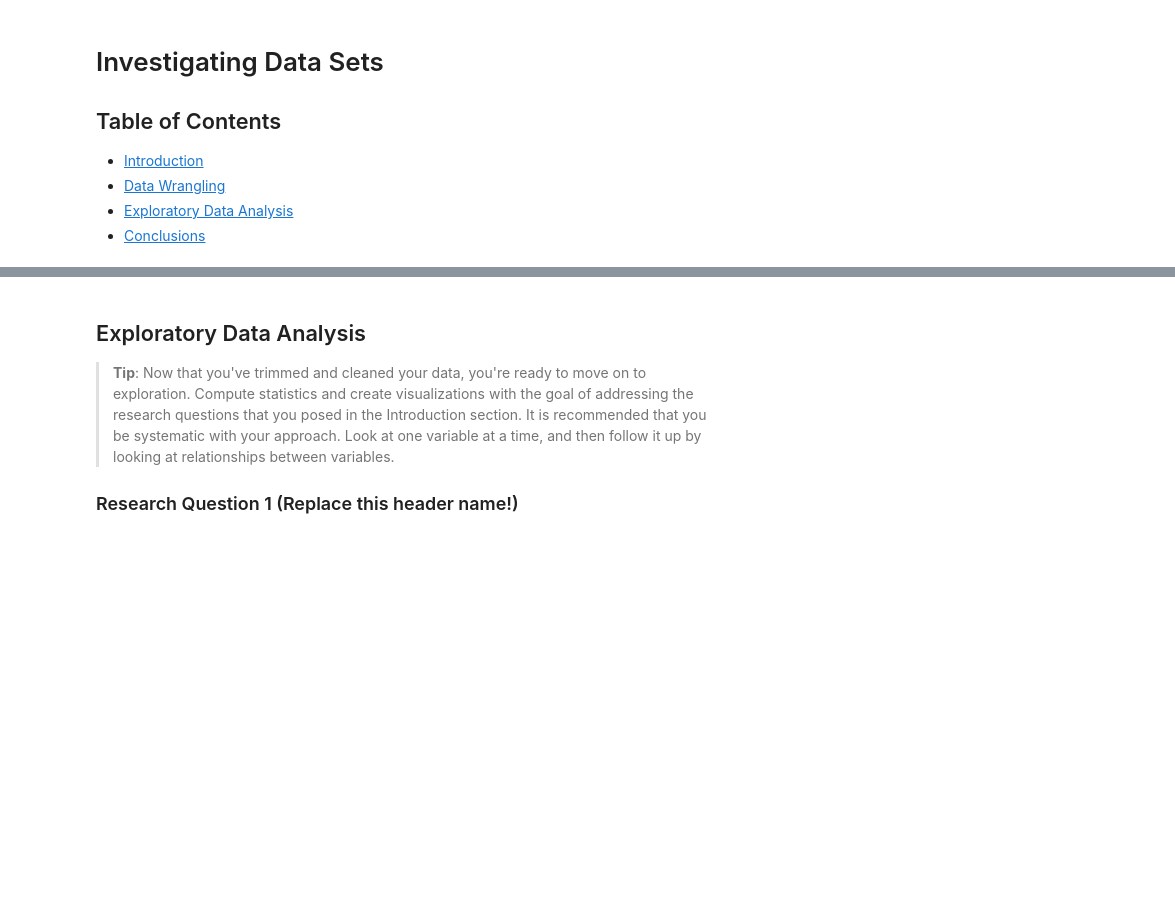
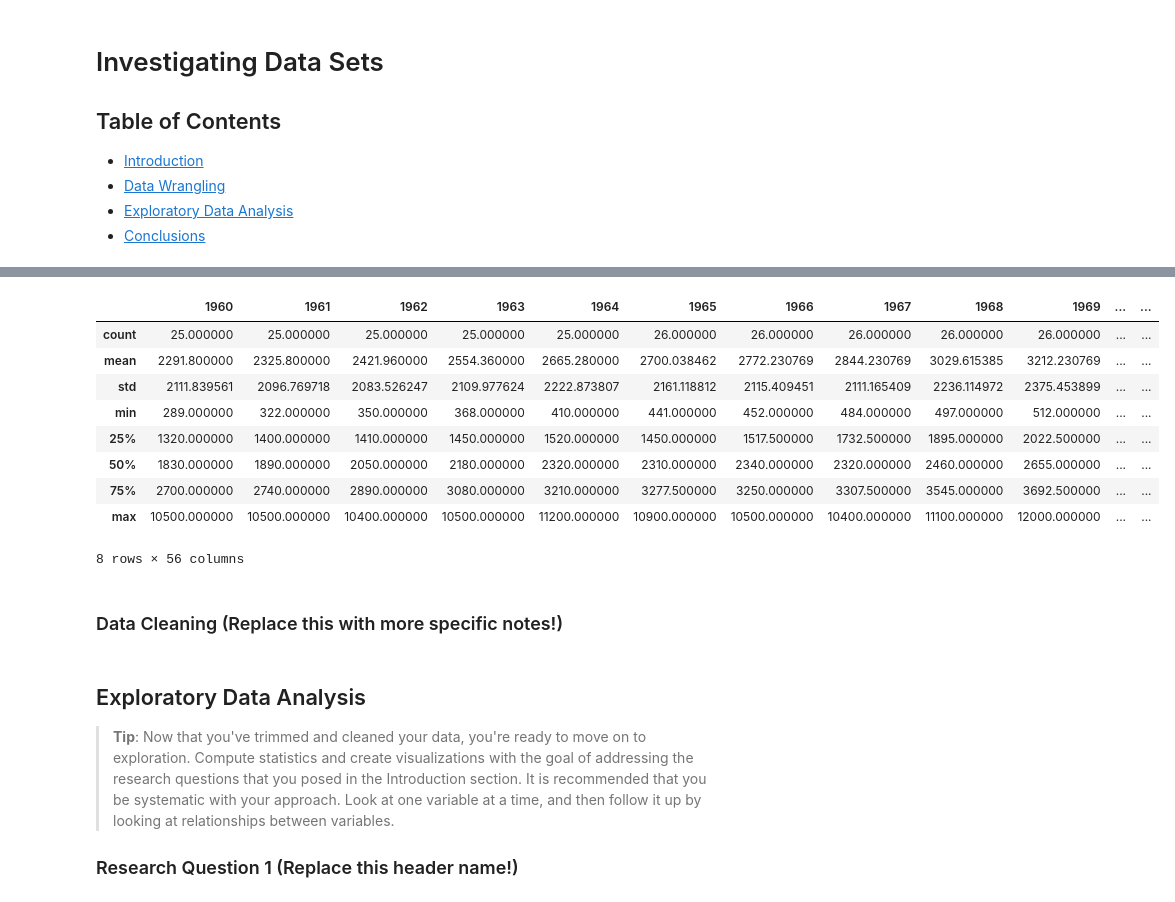
Before and after one commit to TJRiker11/Investigating-a-Data-Set---TMDB-Movies, a Jupyter notebook: Investigating Data Sets/Investigating Data Sets.ipynb, the cells around one changed output, grey strips where cells are left out. Drawn from its saved outputs; the diff is of its cells as text; code cells hidden in the pictures; blank space fills up the shorter version.

```diff
--- a/Investigating Data Sets/Investigating Data Sets.ipynb
+++ b/Investigating Data Sets/Investigating Data Sets.ipynb
@@ -39,3 +106,19 @@
+# %%
+# Describing the Energy table in a different way to get data points such as Mean, Standard Deviation, Max, etc.
+energy.describe()
+# %% [output]
+|  | 1960 | 1961 | 1962 | 1963 | 1964 | 1965 | 1966 | 1967 | 1968 | 1969 | ... | ... |
+| count | 25.000000 | 25.000000 | 25.000000 | 25.000000 | 25.000000 | 26.000000 | 26.000000 | 26.000000 | 26.000000 | 26.000000 | ... | ... |
+| mean | 2291.800000 | 2325.800000 | 2421.960000 | 2554.360000 | 2665.280000 | 2700.038462 | 2772.230769 | 2844.230769 | 3029.615385 | 3212.230769 | ... | ... |
+| std | 2111.839561 | 2096.769718 | 2083.526247 | 2109.977624 | 2222.873807 | 2161.118812 | 2115.409451 | 2111.165409 | 2236.114972 | 2375.453899 | ... | ... |
+| min | 289.000000 | 322.000000 | 350.000000 | 368.000000 | 410.000000 | 441.000000 | 452.000000 | 484.000000 | 497.000000 | 512.000000 | ... | ... |
+| 25% | 1320.000000 | 1400.000000 | 1410.000000 | 1450.000000 | 1520.000000 | 1450.000000 | 1517.500000 | 1732.500000 | 1895.000000 | 2022.500000 | ... | ... |
+| 50% | 1830.000000 | 1890.000000 | 2050.000000 | 2180.000000 | 2320.000000 | 2310.000000 | 2340.000000 | 2320.000000 | 2460.000000 | 2655.000000 | ... | ... |
+| 75% | 2700.000000 | 2740.000000 | 2890.000000 | 3080.000000 | 3210.000000 | 3277.500000 | 3250.000000 | 3307.500000 | 3545.000000 | 3692.500000 | ... | ... |
+| max | 10500.000000 | 10500.000000 | 10400.000000 | 10500.000000 | 11200.000000 | 10900.000000 | 10500.000000 | 10400.000000 | 11100.000000 | 12000.000000 | ... | ... |
+8 rows × 56 columns
+# %% [markdown]
+### Data Cleaning (Replace this with more specific notes!)
 # %%
 # After discussing the structure of the data and any problems that need to be
 #   cleaned, perform those cleaning steps in the second part of this section.
```
Also changed, not shown: parts of 14 cells of this notebook.
